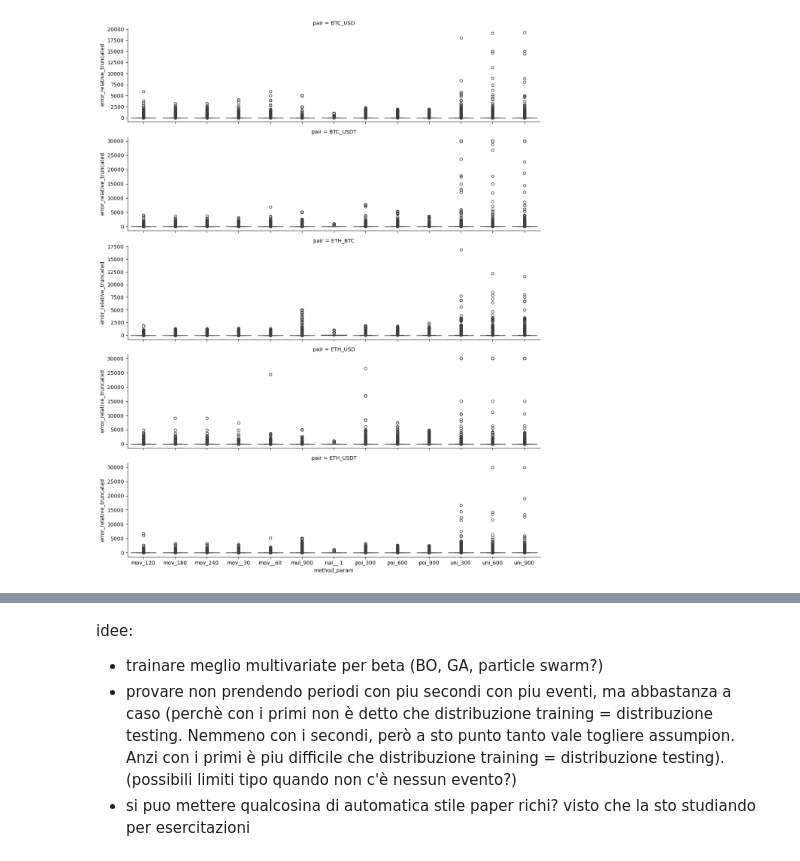
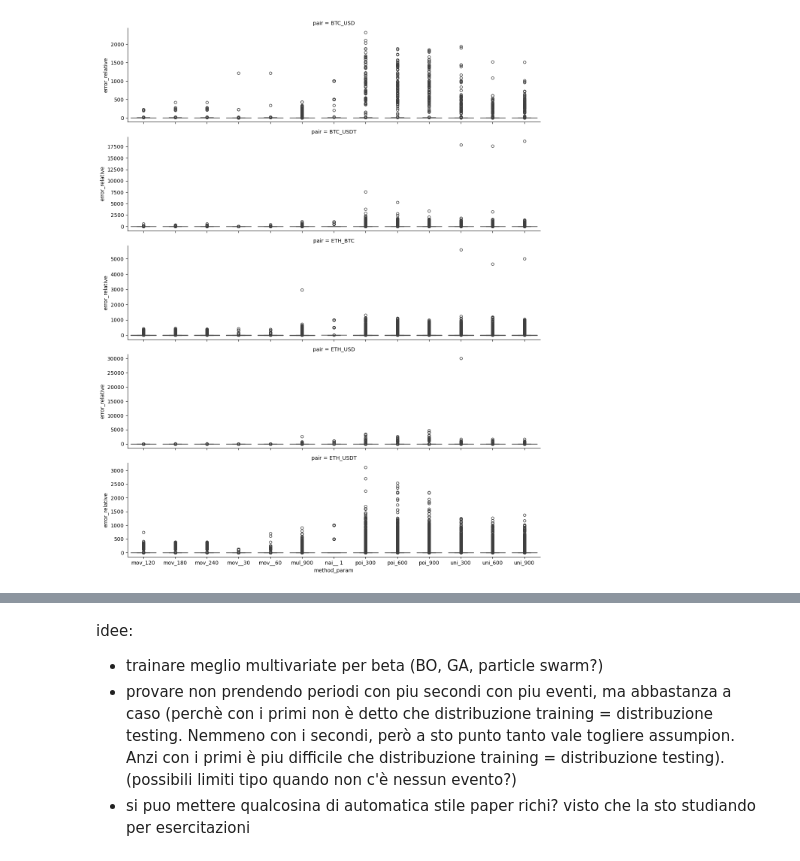
Before and after one commit to daxus4/multivariate_hawkes, a Jupyter notebook: notebook/n20241124_check_accuracy.ipynb, the cells around one changed output, grey strips where cells are left out. Cells and saved outputs as stored; diff of their text form; code cells hidden in the pictures.

```diff
--- a/notebook/n20241124_check_accuracy.ipynb
+++ b/notebook/n20241124_check_accuracy.ipynb
@@ -89,24 +146,24 @@ table_results.to_csv(
 # %%
 # Create a boxplot with 'method_param' on the x-axis, 'error' on the y-axis, and separate plots by 'pair'
 unique_methods = df["method_param"].unique()
 # colors = ['red'] * 5 + ['blue'] * 3 + ['pink'] + ['yellow'] * 3 + ['green'] * 3
 
 # palette = dict(zip(unique_methods, colors))
 sns.catplot(
     x="method_param",
-    y="error_relative_truncated",
+    y="error_relative",
     row="pair",
     data=df,
     kind="box",
     height=3,
     aspect=4,
     sharey=False,  # palette=palette
 )
 
 # Show the plot
 plt.show()
 # %% [output]
-[figure, old version]
+[figure, new version]
 # %%
 (
     df_pair[["method", "error_relative_truncated", "method_param"]]
```
Also changed, not shown: parts of 5 cells of this notebook, 34 other files.
